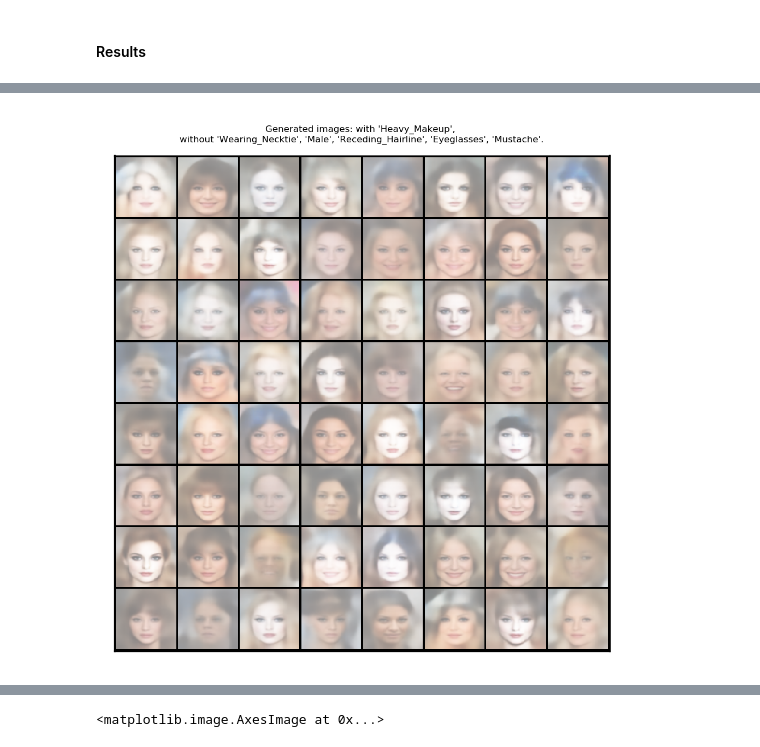
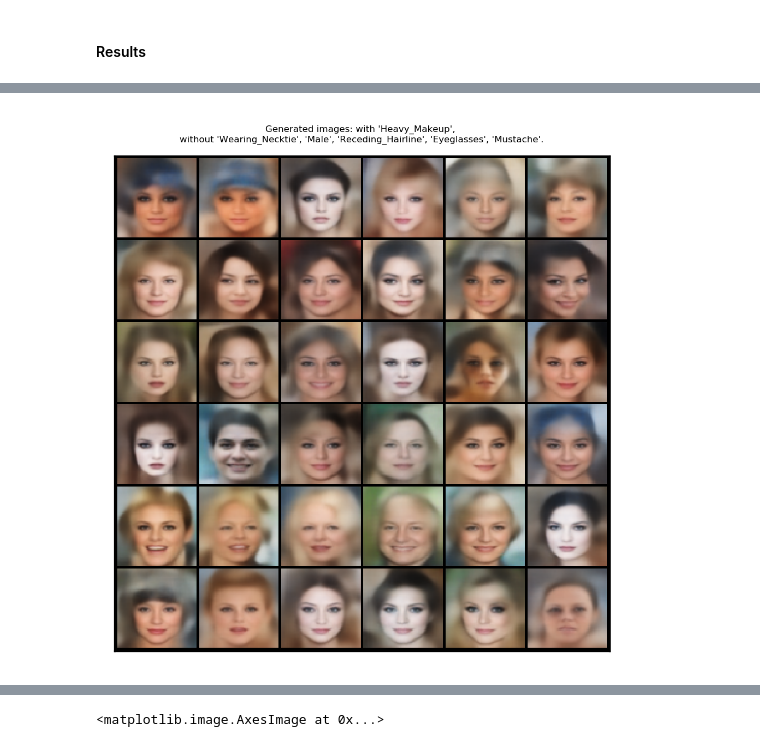
Before and after one commit to alexlyzhov/latent-subspaces, a Jupyter notebook: results/results.ipynb, the cells around one changed output, grey strips where cells are left out. Drawn from its saved outputs; the diff is of its cells as text; code cells hidden in the pictures.

```diff
--- a/results/results.ipynb
+++ b/results/results.ipynb
@@ -25,13 +25,14 @@ from dataset import (ATTR_TO_IX_DICT, ATTR_IX_TO_KEEP, IX_TO_ATTR_DICT, N_ATTRS,
 
 %matplotlib inline
 # %%
-def show(file_name, img, dpi=300, fontsize=10):
+def show(file_name, name, img, dpi=300, fontsize=10):
     npimg = img.numpy().transpose(1, 2, 0)
     plt.figure(dpi=dpi)
     plt.title(file_name, fontsize=fontsize)
     plt.xticks([], [])
     plt.yticks([], [])
     plt.imshow(npimg)
+    plt.savefig(name)
     plt.show()
 # %% [markdown]
 ### Conditional VAE
@@ -121,10 +136,11 @@ show("Generated images: 'Wearing_Hat'", make_grid((recon_images * 0.5 + 0.5).cpu
 # %%
 recon_images = generate_images_with_attrs(model, with_attr_list=['Heavy_Makeup'],
                                           no_attr_list=["Wearing_Necktie", "Male", "Receding_Hairline",
                                                         "Mustache", "Eyeglasses"],
-                                          N=64, device=torch.device("cuda:0"))
+                                          N=36, device=torch.device("cuda:0"))
 show("Generated images: with 'Heavy_Makeup', " +
      "\nwithout 'Wearing_Necktie', 'Male', 'Receding_Hairline', 'Eyeglasses', 'Mustache'.",
-     make_grid((recon_images * 0.5 + 0.5).cpu(), 8), fontsize=4)
+      "model_good_Makeup.png",
+     make_grid((recon_images).cpu(), 6), fontsize=4)
 # %% [output]
-[figure, old version]
+[figure, new version]
```
Also changed, not shown: parts of 16 cells of this notebook, 2 other files.
